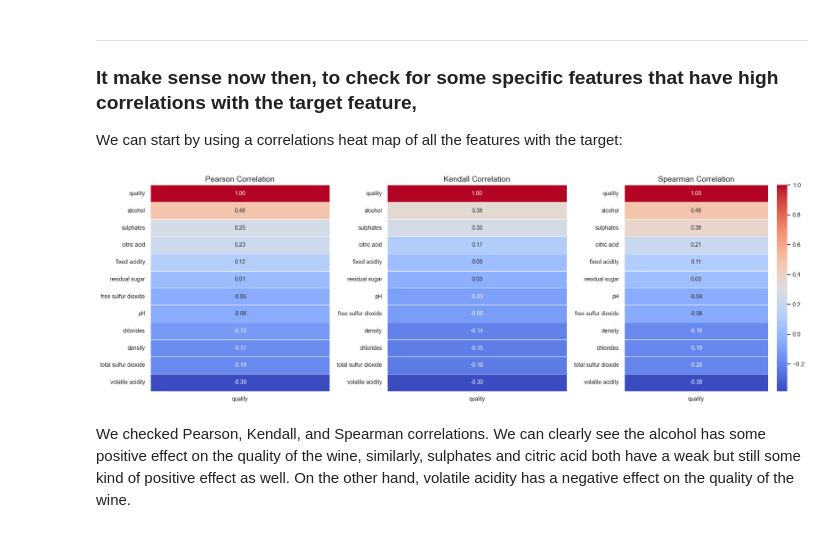
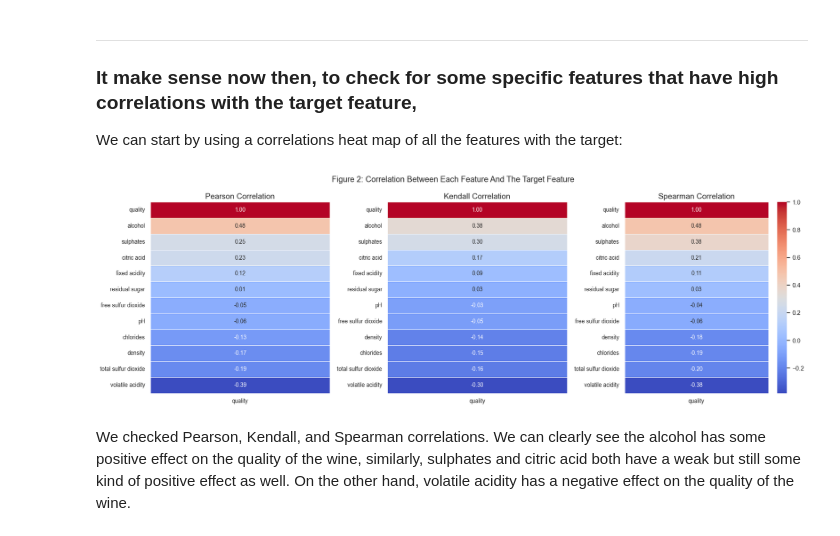
Before and after one commit to airbagdeer/tabular-ds-project, a Jupyter notebook: EX1.ipynb, the cells around one changed output. Drawn from its saved outputs; the diff is of its cells as text; code cells hidden in the pictures.

```diff
--- a/EX1.ipynb
+++ b/EX1.ipynb
@@ -197,31 +197,32 @@ We can start by using a correlations heat map of all the features with the targe
 # %%
 correlation_methods = {
     'Pearson': dfr.corr(method='pearson')[[target]].sort_values(by=target, ascending=False),
     'Kendall': dfr.corr(method='kendall')[[target]].sort_values(by=target, ascending=False),
     'Spearman': dfr.corr(method='spearman')[[target]].sort_values(by=target, ascending=False)
 }
 
 fig, axes = plt.subplots(1, 3, figsize=(18, 6))
 
 for i, (method, corr) in enumerate(correlation_methods.items()):
     sns.heatmap(
         corr,
         annot=True,
         cmap='coolwarm',
         cbar=True if i == 2 else False,
         fmt=".2f",
         linewidths=0.5,
         annot_kws={"fontsize": 10},
         ax=axes[i]
     )
     axes[i].set_title(f"{method} Correlation", fontsize=14)
     axes[i].tick_params(axis='x', labelsize=10)
     axes[i].tick_params(axis='y', labelsize=10)
 
+plt.suptitle('Figure 2: Correlation Between Each Feature And The Target Feature')
 plt.tight_layout()
 plt.show()
 # %% [output]
-[figure, old version]
+[figure, new version]
 # %% [markdown]
 We checked Pearson, Kendall, and Spearman correlations. We can clearly see the alcohol has some positive effect on the quality of the wine, similarly, sulphates and citric acid both have a weak but still some kind of positive effect as well. On the other hand, volatile acidity has a negative effect on the quality of the wine.
 # %% [markdown]
```
Also changed, not shown: parts of 19 cells of this notebook.
